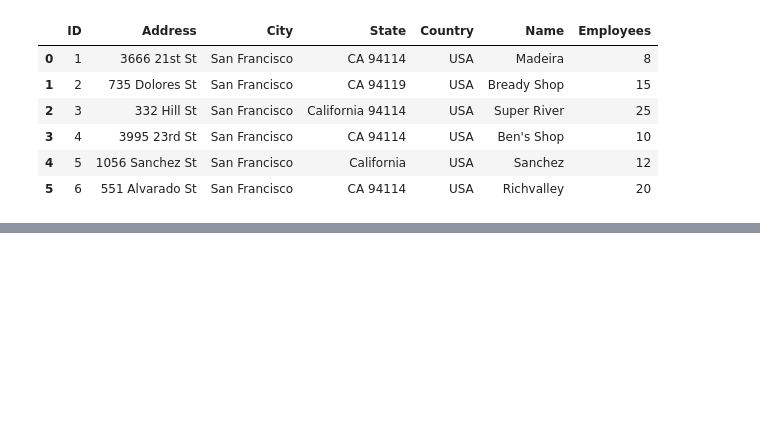
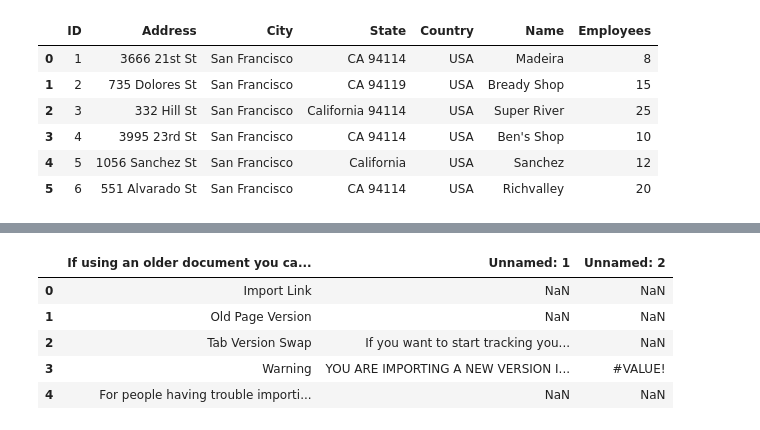
Before and after one commit to VicenteCorts/Learning_Python, a Jupyter notebook: downloads/Untitled.ipynb, the cells around one changed output, grey strips where cells are left out. Drawn from its saved outputs; the diff is of its cells as text; code cells hidden in the pictures; blank space fills up the shorter version.

```diff
--- a/downloads/Untitled.ipynb
+++ b/downloads/Untitled.ipynb
@@ -37,0 +101,10 @@ df2
+# %%
+df4=pandas.read_excel('AustinJohnHOMELivingDexSV_1.3.2_2.xlsx', sheet_name=1)
+df4
+# %% [output]
+|  | If using an older document you ca... | Unnamed: 1 | Unnamed: 2 |
+| 0 | Import Link | NaN | NaN |
+| 1 | Old Page Version | NaN | NaN |
+| 2 | Tab Version Swap | If you want to start tracking you... | NaN |
+| 3 | Warning | YOU ARE IMPORTING A NEW VERSION I... | #VALUE! |
+| 4 | For people having trouble importi... | NaN | NaN |
```
Also changed, not shown: parts of 4 cells of this notebook, 2 other files.
